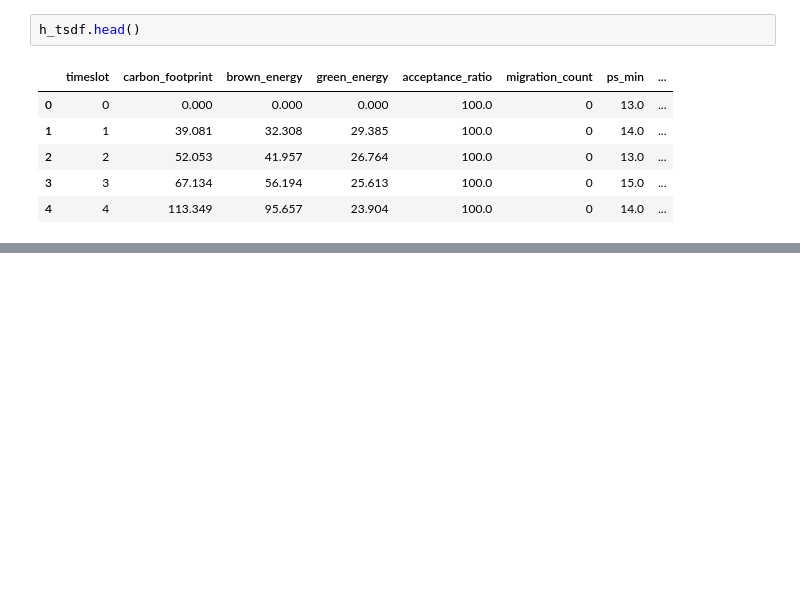
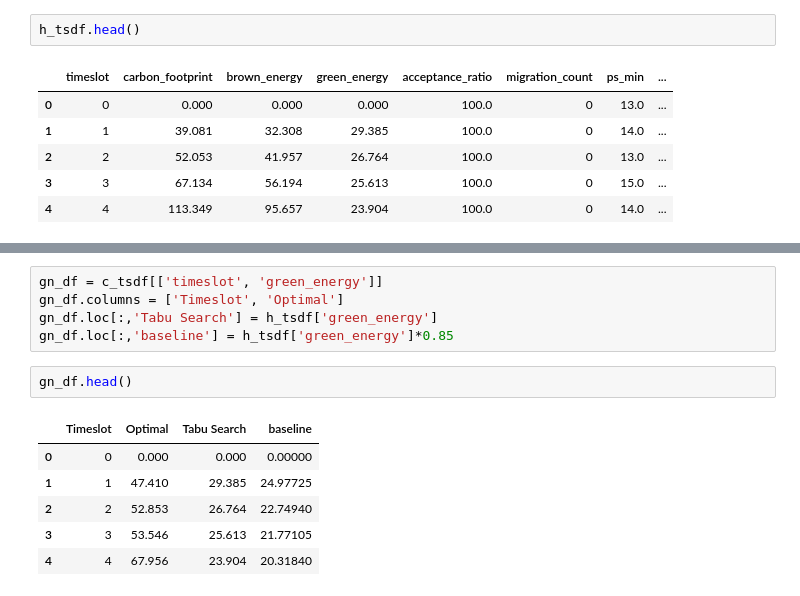
Before and after one commit to mfbari/esso, a Jupyter notebook: plots/plot_overall_carbon_footprint.ipynb, the cells around one changed output, grey strips where cells are left out. Saved outputs shown, nothing was run; the diff lists cells and outputs as text; blank space fills up the shorter version.

```diff
--- a/plots/plot_overall_carbon_footprint.ipynb
+++ b/plots/plot_overall_carbon_footprint.ipynb
@@ -44,0 +93,14 @@ sns.catplot(x="Timeslot", y="Carbon Footprint", hue="Optimizer", data=ts_melt, h
+# %%
+gn_df = c_tsdf[['timeslot', 'green_energy']]
+gn_df.columns = ['Timeslot', 'Optimal']
+gn_df.loc[:,'Tabu Search'] = h_tsdf['green_energy']
+gn_df.loc[:,'baseline'] = h_tsdf['green_energy']*0.85
+# %%
+gn_df.head()
+# %% [output]
+|  | Timeslot | Optimal | Tabu Search | baseline |
+| 0 | 0 | 0.000 | 0.000 | 0.00000 |
+| 1 | 1 | 47.410 | 29.385 | 24.97725 |
+| 2 | 2 | 52.853 | 26.764 | 22.74940 |
+| 3 | 3 | 53.546 | 25.613 | 21.77105 |
+| 4 | 4 | 67.956 | 23.904 | 20.31840 |
```
Also changed, not shown: parts of 10 cells of this notebook.
